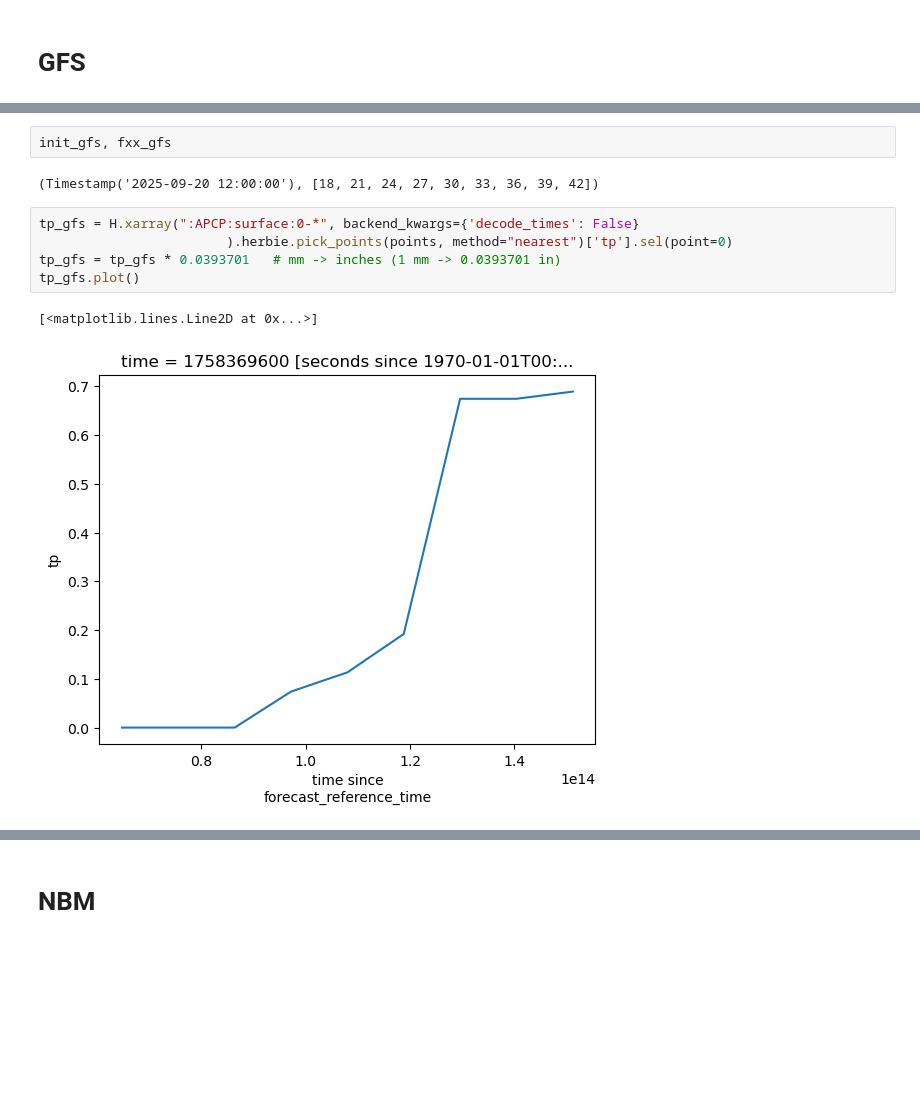
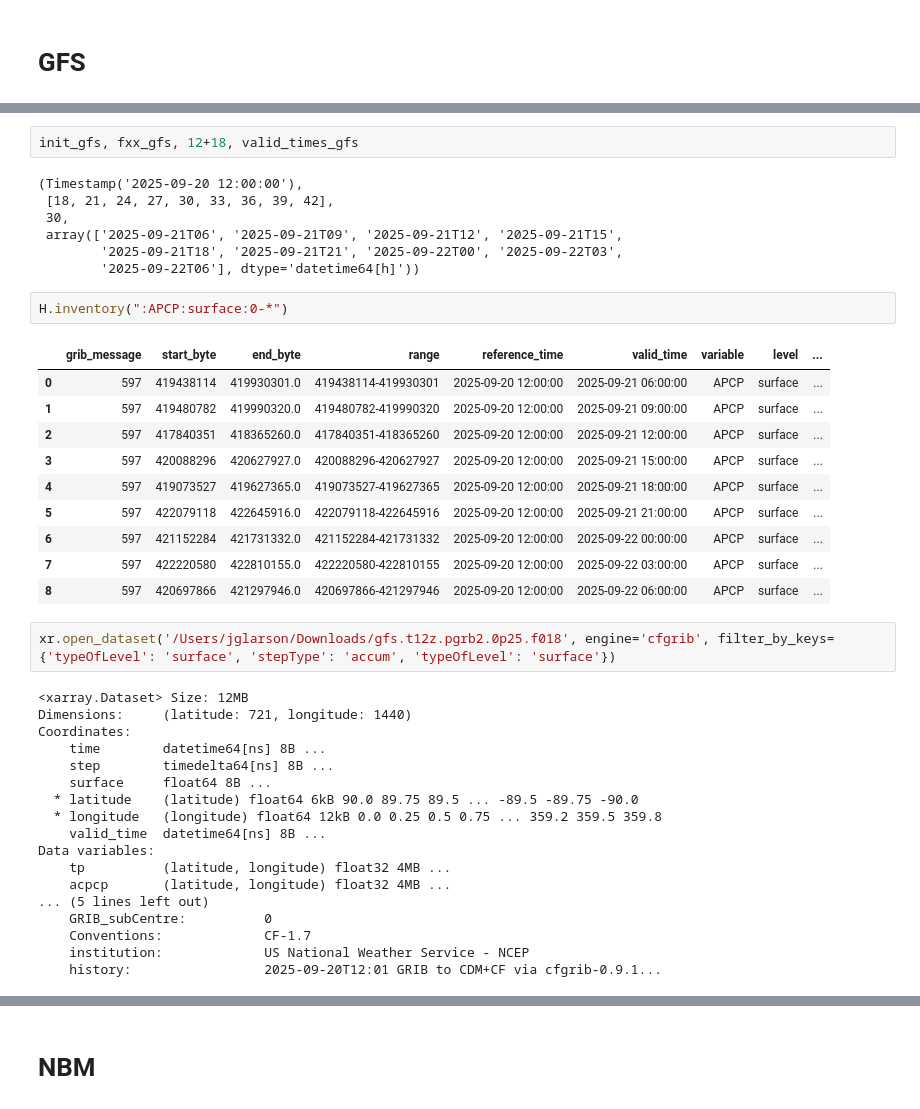
Before and after one commit to jameslarsonclimate/website, a Jupyter notebook: weather-forecasts/getForecast_wxChallenge-pushGitHub-experimental.ipynb, the cells around one changed output, grey strips where cells are left out. Cells and saved outputs as stored; diff of their text form; blank space fills up the shorter version.

```diff
--- a/weather-forecasts/getForecast_wxChallenge-pushGitHub-experimental.ipynb
+++ b/weather-forecasts/getForecast_wxChallenge-pushGitHub-experimental.ipynb
@@ -216,12 +281,42 @@ Fetching GFS data...
 # %%
-init_gfs, fxx_gfs
+init_gfs, fxx_gfs, 12+18, valid_times_gfs
 # %% [output]
-(Timestamp('2025-09-20 12:00:00'), [18, 21, 24, 27, 30, 33, 36, 39, 42])
+(Timestamp('2025-09-20 12:00:00'),
+ [18, 21, 24, 27, 30, 33, 36, 39, 42],
+ 30,
+ array(['2025-09-21T06', '2025-09-21T09', '2025-09-21T12', '2025-09-21T15',
+        '2025-09-21T18', '2025-09-21T21', '2025-09-22T00', '2025-09-22T03',
+        '2025-09-22T06'], dtype='datetime64[h]'))
-# %%
-tp_gfs = H.xarray(":APCP:surface:0-*", backend_kwargs={'decode_times': False}
-                        ).herbie.pick_points(points, method="nearest")['tp'].sel(point=0)
-tp_gfs = tp_gfs * 0.0393701   # mm -> inches (1 mm -> 0.0393701 in)
-tp_gfs.plot()
-# %% [output]
-[<matplotlib.lines.Line2D at 0x...>]
-[figure, removed]
+# %%
+H.inventory(":APCP:surface:0-*")
+# %% [output]
+|  | grib_message | start_byte | end_byte | range | reference_time | valid_time | variable | level | ... |
+| 0 | 597 | 419438114 | 419930301.0 | 419438114-419930301 | 2025-09-20 12:00:00 | 2025-09-21 06:00:00 | APCP | surface | ... |
+| 1 | 597 | 419480782 | 419990320.0 | 419480782-419990320 | 2025-09-20 12:00:00 | 2025-09-21 09:00:00 | APCP | surface | ... |
+| 2 | 597 | 417840351 | 418365260.0 | 417840351-418365260 | 2025-09-20 12:00:00 | 2025-09-21 12:00:00 | APCP | surface | ... |
+| 3 | 597 | 420088296 | 420627927.0 | 420088296-420627927 | 2025-09-20 12:00:00 | 2025-09-21 15:00:00 | APCP | surface | ... |
+| 4 | 597 | 419073527 | 419627365.0 | 419073527-419627365 | 2025-09-20 12:00:00 | 2025-09-21 18:00:00 | APCP | surface | ... |
+| 5 | 597 | 422079118 | 422645916.0 | 422079118-422645916 | 2025-09-20 12:00:00 | 2025-09-21 21:00:00 | APCP | surface | ... |
+| 6 | 597 | 421152284 | 421731332.0 | 421152284-421731332 | 2025-09-20 12:00:00 | 2025-09-22 00:00:00 | APCP | surface | ... |
+| 7 | 597 | 422220580 | 422810155.0 | 422220580-422810155 | 2025-09-20 12:00:00 | 2025-09-22 03:00:00 | APCP | surface | ... |
+| 8 | 597 | 420697866 | 421297946.0 | 420697866-421297946 | 2025-09-20 12:00:00 | 2025-09-22 06:00:00 | APCP | surface | ... |
+# %%
+xr.open_dataset('/Users/jglarson/Downloads/gfs.t12z.pgrb2.0p25.f018', engine='cfgrib', filter_by_keys={'typeOfLevel': 'surface', 'stepType': 'accum', 'typeOfLevel': 'surface'})
+# %% [output]
+<xarray.Dataset> Size: 12MB
+Dimensions:     (latitude: 721, longitude: 1440)
+Coordinates:
+    time        datetime64[ns] 8B ...
+    step        timedelta64[ns] 8B ...
+    surface     float64 8B ...
+  * latitude    (latitude) float64 6kB 90.0 89.75 89.5 ... -89.5 -89.75 -90.0
+  * longitude   (longitude) float64 12kB 0.0 0.25 0.5 0.75 ... 359.2 359.5 359.8
+    valid_time  datetime64[ns] 8B ...
+Data variables:
+    tp          (latitude, longitude) float32 4MB ...
+    acpcp       (latitude, longitude) float32 4MB ...
+... (5 lines left out)
+    GRIB_subCentre:          0
+    Conventions:             CF-1.7
+    institution:             US National Weather Service - NCEP
+    history:                 2025-09-20T12:01 GRIB to CDM+CF via cfgrib-0.9.1...
```
Also changed, not shown: parts of 5 cells of this notebook, 7 other files.
